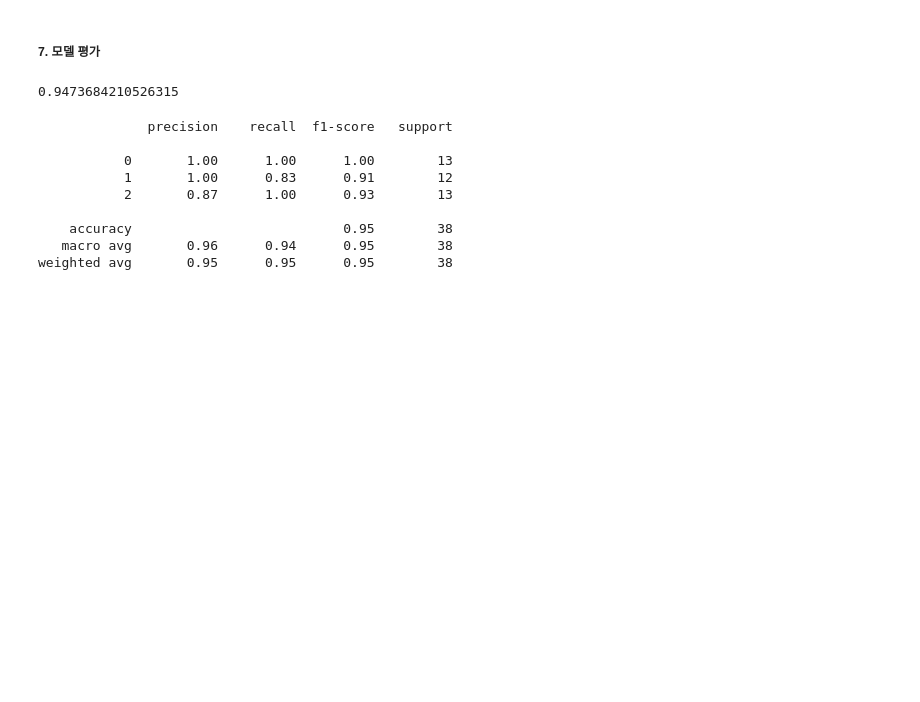
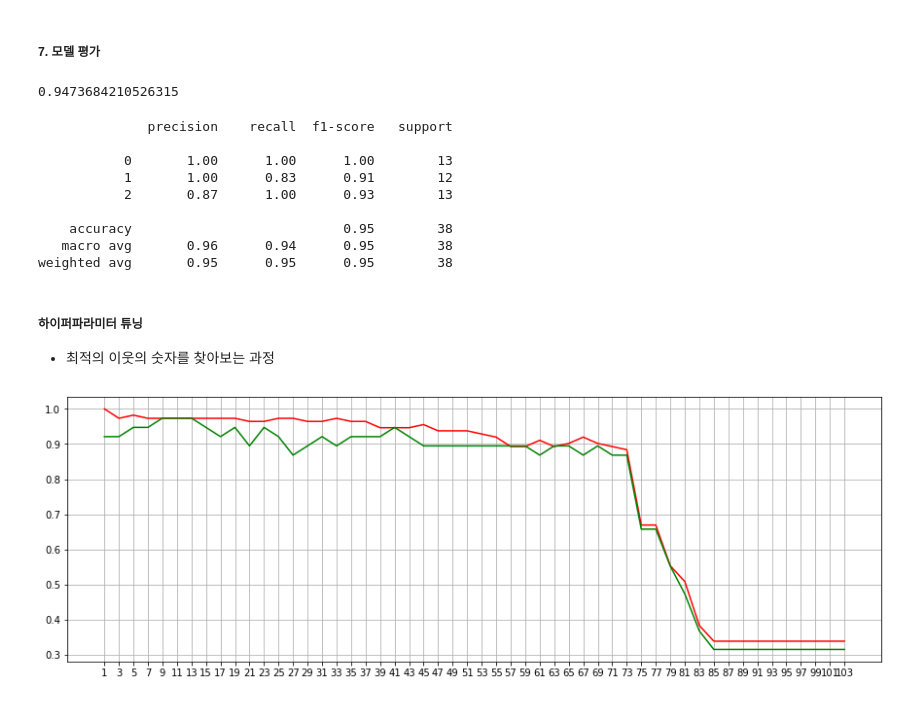
Before and after one commit to bellpe/machine-learning, a Jupyter notebook: ex02_iris실습.ipynb, the cells around one changed output. Cells and saved outputs as stored; diff of their text form; code cells hidden in the pictures; blank space fills up the shorter version.

```diff
--- a/ex02_iris실습.ipynb
+++ b/ex02_iris실습.ipynb
@@ -254,3 +254,27 @@ print(classification_report(y_test, pre))
     accuracy                           0.95        38
    macro avg       0.96      0.94      0.95        38
 weighted avg       0.95      0.95      0.95        38
+# %% [markdown]
+##### 하이퍼파라미터 튜닝
+- 최적의 이웃의 숫자를 찾아보는 과정
+# %%
+train_list = []
+test_list = []
+
+for k in range(1, 105, 2):
+   # 이웃 수(k)의 변화에 따른 모델 생성(복잡모델 -> 단순 모델)
+   model = KNeighborsClassifier(n_neighbors=k)
+   model.fit(X_train, y_train)
+   train_score = model.score(X_train, y_train)
+   test_score = model.score(X_test, y_test)
+   train_list.append(train_score)
+   test_list.append(test_score)
+# %%
+plt.figure(figsize=(15, 5))
+plt.plot(range(1, 105, 2), train_list, c='red')
+plt.plot(range(1, 105, 2), test_list, c='green')
+plt.xticks(range(1, 105, 2)) # x틱. 이웃의 수
+plt.grid()
+plt.show()
+# %% [output]
+[figure, added]
```
Also changed, not shown: parts of 1 cell of this notebook.
